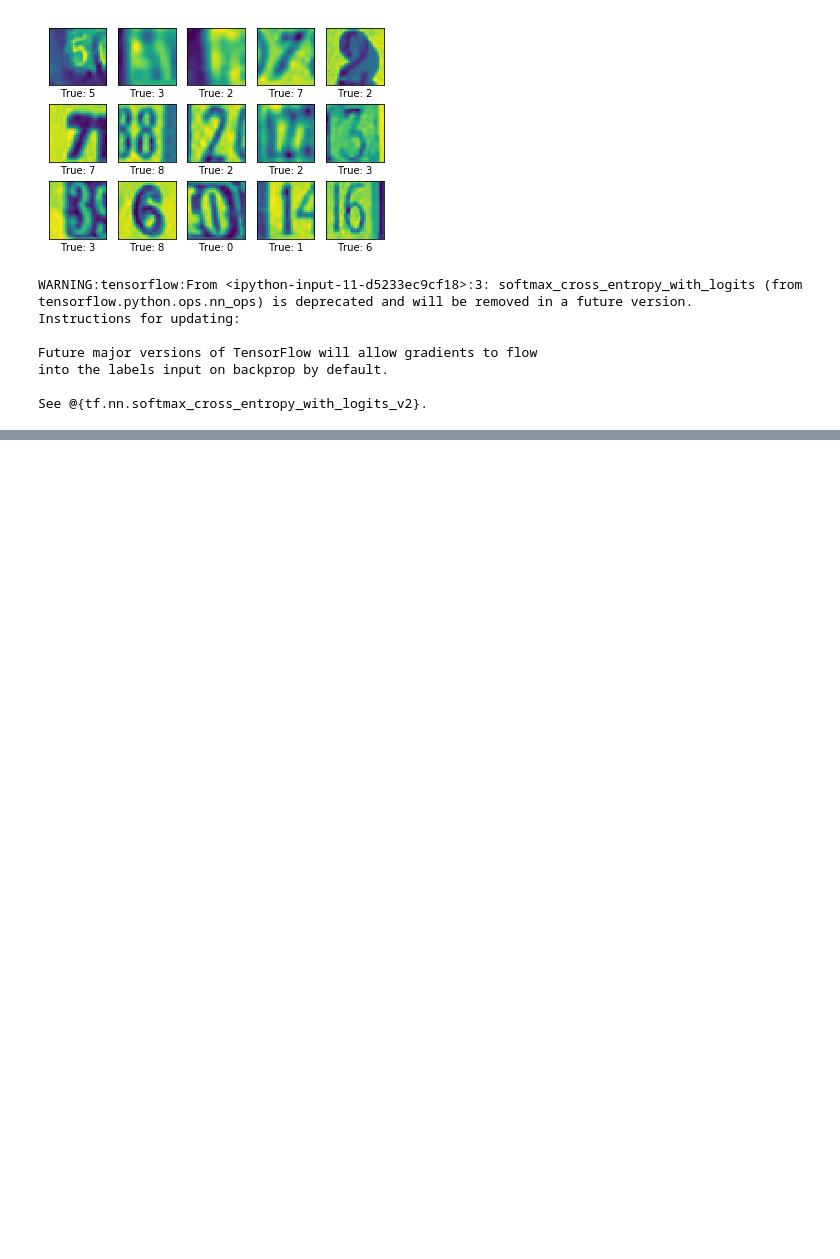
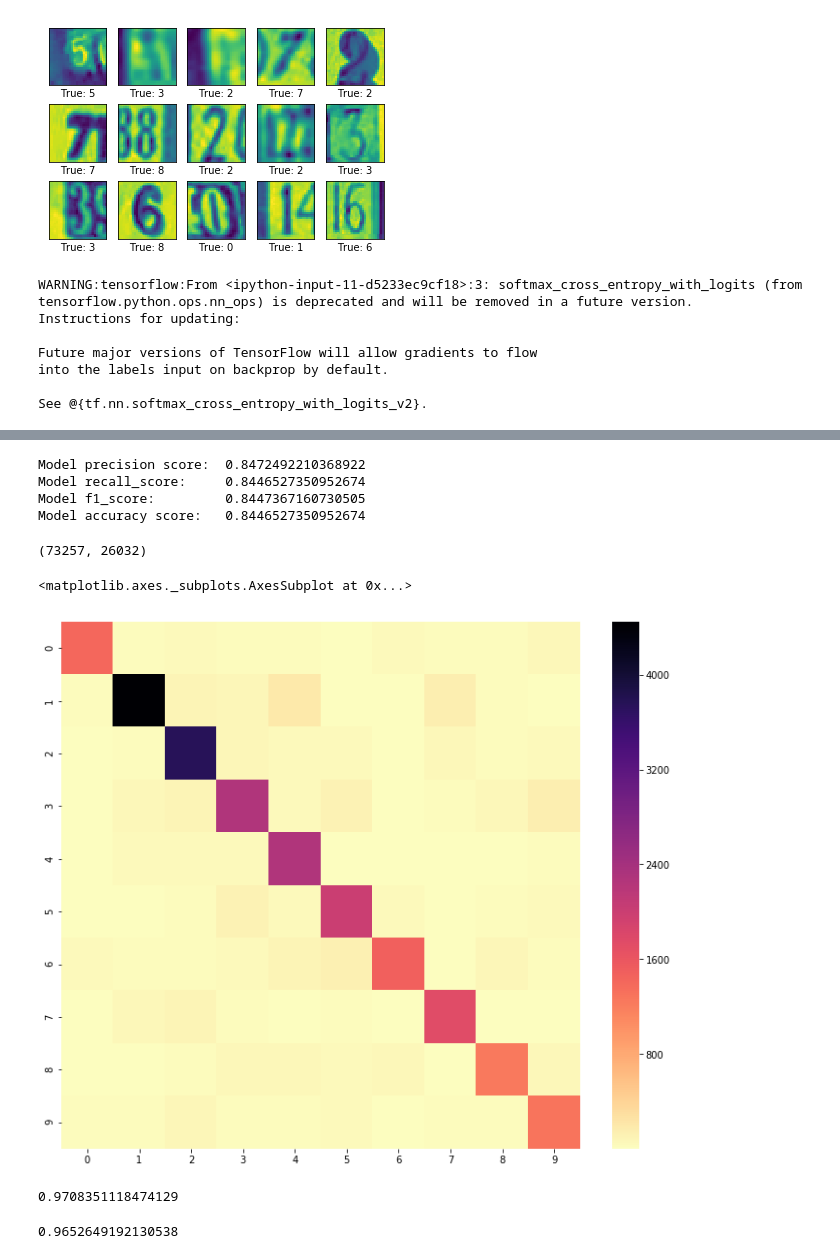
Before and after one commit to elsqueegie/18s15318A2, a Jupyter notebook: svhn/code/CNN_SVHN.ipynb, the cells around one changed output, grey strips where cells are left out. Drawn from its saved outputs; the diff is of its cells as text; code cells hidden in the pictures; blank space fills up the shorter version.

```diff
--- a/svhn/code/CNN_SVHN.ipynb
+++ b/svhn/code/CNN_SVHN.ipynb
@@ -40,7 +40,10 @@ def to_greyscale(data, scaling="human"):
 # %%
 def get_dataset(location, greyscale="balanced"):
     loaded = loadmat(location)
-    images = to_greyscale(np.array([loaded['X'][:,:,:,i] for i in range(loaded['X'].shape[3])]), scaling=greyscale)
+    if greyscale != "none":
+        images = to_greyscale(np.array([loaded['X'][:,:,:,i] for i in range(loaded['X'].shape[3])]), scaling=greyscale)
+    else:
+        images = np.array([loaded['X'][:,:,:,i] for i in range(loaded['X'].shape[3])])
     cls = np.array(loaded['y'][:,0])
     cls[cls==10] = 0
     labels = np.zeros([len(cls),10])
@@ -280,4 +317,5 @@ def validation_accuracy(x_validate, y_validate):
     return acc
 # %%
 from sklearn.metrics import confusion_matrix
-predicts = validation_prediction(x_validate, y_validate)
+#predicts = validation_prediction(Xtest, ytest)
+probas = validation_probabilities(Xtest,ytest)
@@ -285,0 +329,13 @@ confusion_matrix()
+# %%
+for met in classification_metrics.keys():
+    print("Model {}: \t{}".format(met,classification_metrics[met](ytestclass, predicts, average='weighted')))
+print("Model {}: \t{}".format('accuracy score',accuracy_score(ytestclass, predicts)))
+# %% [output]
+Model precision score:  0.8472492210368922
+Model recall_score:     0.8446527350952674
+Model f1_score:         0.8447367160730505
+Model accuracy score:   0.8446527350952674
+# %%
+len(X), len(Xtest)
+# %% [output]
+(73257, 26032)
@@ -285,0 +344,7 @@ confusion_matrix()
+# %%
+import seaborn as sns
+plt.figure(figsize=(12,10))
+sns.heatmap(confusion_matrix(ytestclass,predicts), cmap='magma_r')
+# %% [output]
+<matplotlib.axes._subplots.AxesSubplot at 0x...>
+[figure, added]
@@ -285,0 +397,5 @@ confusion_matrix()
+# %%
+gsc = get_weighted_auc_score(curves, ytestclass)
+gsc
+# %% [output]
+0.9708351118474129
@@ -285,0 +405,4 @@ confusion_matrix()
+# %%
+gsd
+# %% [output]
+0.9652649192130538
```
Also changed, not shown: parts of 19 cells of this notebook.
